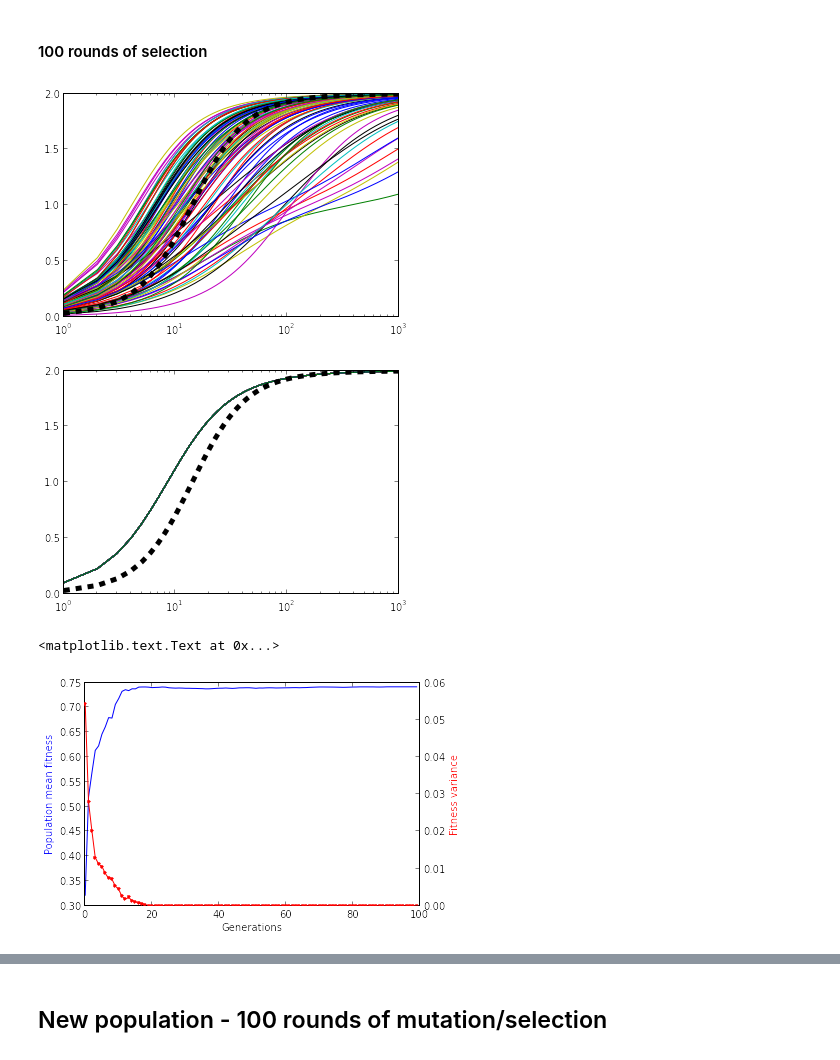
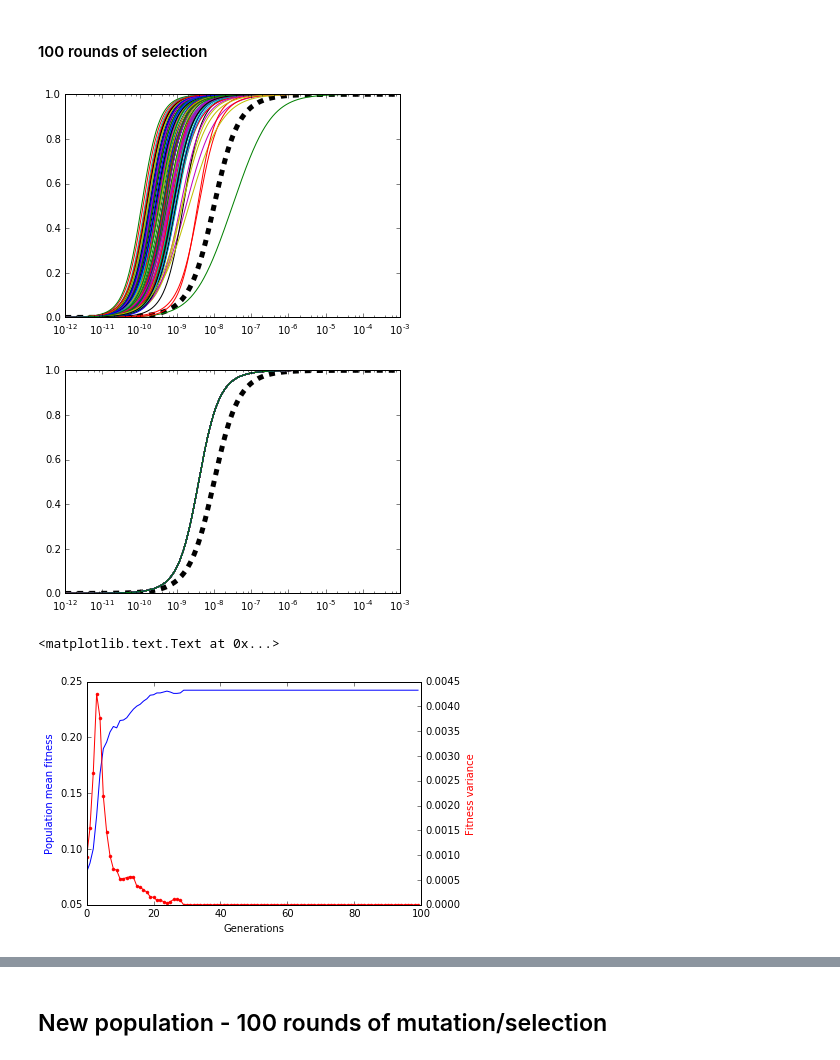
Before and after one commit to bliebeskind/EvoPhys, a Jupyter notebook: siteSpecificCoOp.ipynb, the cells around one changed output, grey strips where cells are left out. Cells and saved outputs as stored; diff of their text form; code cells hidden in the pictures.

```diff
--- a/siteSpecificCoOp.ipynb
+++ b/siteSpecificCoOp.ipynb
@@ -7,20 +7,30 @@ import matplotlib.pyplot as plt
 # %% [markdown]
 ### Define two-site binding model with two microscopic affinities k1,k2 and cooperativity factor f
 # %%
-class SSB():
+class SSB:
 
-    def __init__(self,k1=.01,k2=.01,f=50):
+    def __init__(self,k1=1e7,k2=1e8,f=10):
         self.k1 = k1
         self.k2 = k2
         self.f = f
-        self.conc_range = 1000
-        self.binding_curve = np.zeros(self.conc_range)
-        self.step = 1
+        self.conc_range = (-12,-3)
+        self.binding_curve = []
+        self.xvals = []
+        self.step = .01
+        self.step_func = lambda x: 10**x
 
-        self.function = lambda x: ((k1 + k2)*x + f*2*k1*k2*x**2) / (1 + (k1 + k2)*x + f*k1*k2*x**2)
+        self.function = lambda x: (k1*x + k2*x + f*2*k1*k2*x**2) / (2 * (1 + k1*x + k2*x + f*k1*k2*x**2))
 
     def sim(self):
-        self.binding_curve = [self.function(val) for val in np.arange(self.conc_range)]
+        self.binding_curve = []
+        self.xvals = []
+        for val in np.arange(self.conc_range[0],self.conc_range[1],self.step):
+            if self.step_func:
+                self.xvals.append(self.step_func(val))
+                self.binding_curve.append(self.function(self.step_func(val)))
+            else:
+                self.xvals.append(val)
+                self.binding_curve.append(self.function(val))
 # %% [markdown]
 #### Run function and plot binding curve
 # %%
@@ -39,7 +49,7 @@ plt.xscale("log")
 # %%
 class PhysPopulation(SSB):
 
-    def __init__(self,N=100,selection_strength=10,k1=.01,k2=.01,f=50):
+    def __init__(self,N=100,selection_strength=10,k1=1e7,k2=1e8,f=10):
 
         # Biophysical model
         # Create target model on startup by simulating under binding model and populating self.binding curve
@@ -65,7 +75,7 @@ class PhysPopulation(SSB):
         self._initialize_pop()
 
         # Brownian motion params
-        self.dt = .001
+        self.dt = 10
 
     def _update_biophys_params(self,sim=False):
         '''Update means and variances for population K1 and K2s'''
@@ -83,7 +93,7 @@ class PhysPopulation(SSB):
         self.var_k2 = np.var(k2s)
         self.var_f = np.var(fs)
 
-    def _initialize_pop(self,K_lower=0,K_upper=.1,f_lower=0,f_upper=10):
+    def _initialize_pop(self,K_lower=1e5,K_upper=1e9,f_lower=0,f_upper=100):
         '''Create starting population of size self.N filled with Adair models, each sampled'''
         rando = np.random.uniform
         self.population = [SSB(rando(K_lower,K_upper),
@@ -137,17 +147,17 @@ pop1 = PhysPopulation(N=100)
 # %%
 ## Plot initial population of curves.
 
 plt.plot()
 
+plt.plot(pop1.xvals, pop1.target,"k--",lw=5)
+
 for i in pop1.population:
     i.sim()
-    plt.plot(i.binding_curve)
-
-plt.plot(pop1.target,"k--",lw=5)
+    plt.plot(i.xvals,i.binding_curve)
 
 plt.xscale("log")
 # %% [output]
-[figure, old version]
+[figure, new version]
 # %%
 # Select for 100 generations
 # Store mean fitness, fitness variance, and parameter variances
@@ -167,15 +177,15 @@ for i in range(100):
 # %%
 # Plot population after selection
 
+plt.plot(pop1.xvals, pop1.target,"k--",lw=5)
+
 for i in pop1.population:
     i.sim()
-    plt.plot(i.binding_curve)
-
-plt.plot(pop1.target,"k--",lw=5)
+    plt.plot(i.xvals, i.binding_curve)
 
 plt.xscale("log")
 # %% [output]
-[figure, old version]
+[figure, new version]
 # %%
 # Plot fitness mean and variance over generations
 
@@ -189,7 +199,7 @@ ax2.plot(w1_var,"r.-")
 ax2.set_ylabel("Fitness variance",color="red")
 # %% [output]
 <matplotlib.text.Text at 0x...>
-[figure, old version]
+[figure, new version]
 # %%
 # Plot parameter variances: k1,k2,f
 
```
Also changed, not shown: parts of 9 cells of this notebook.
